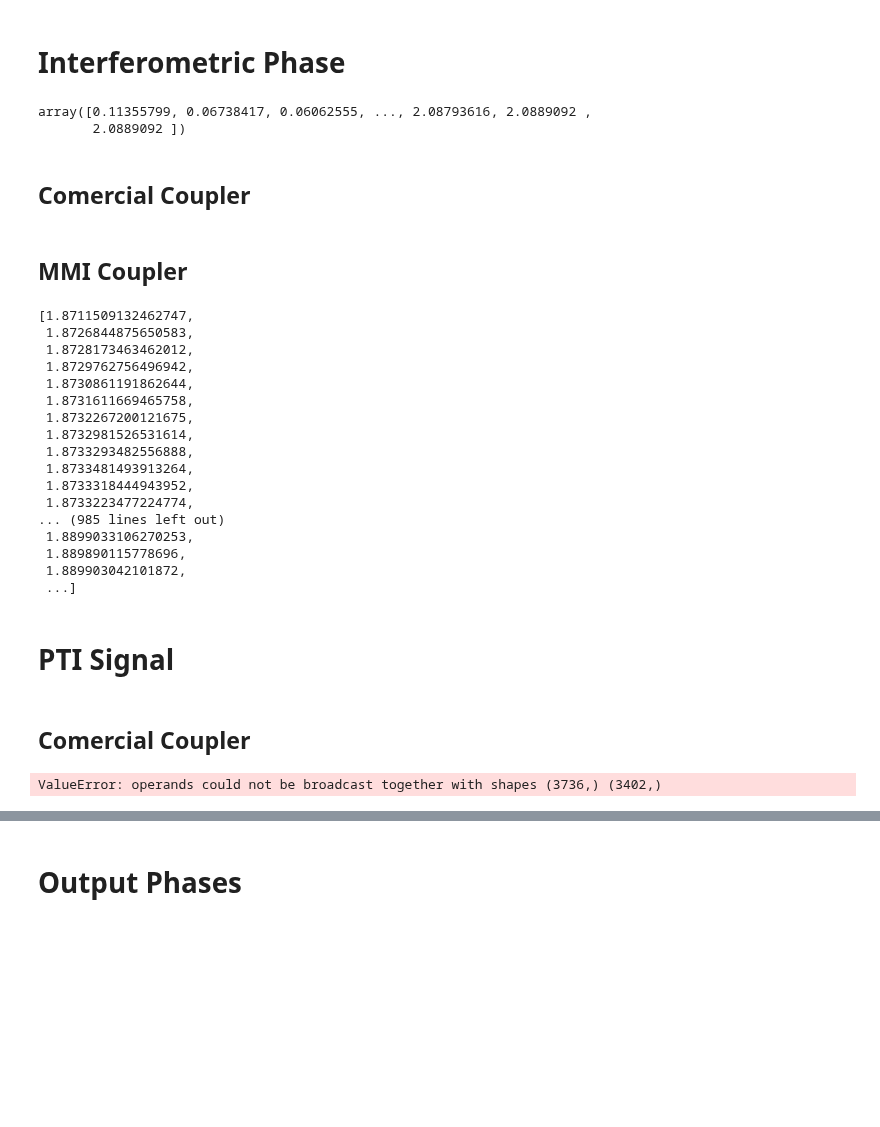
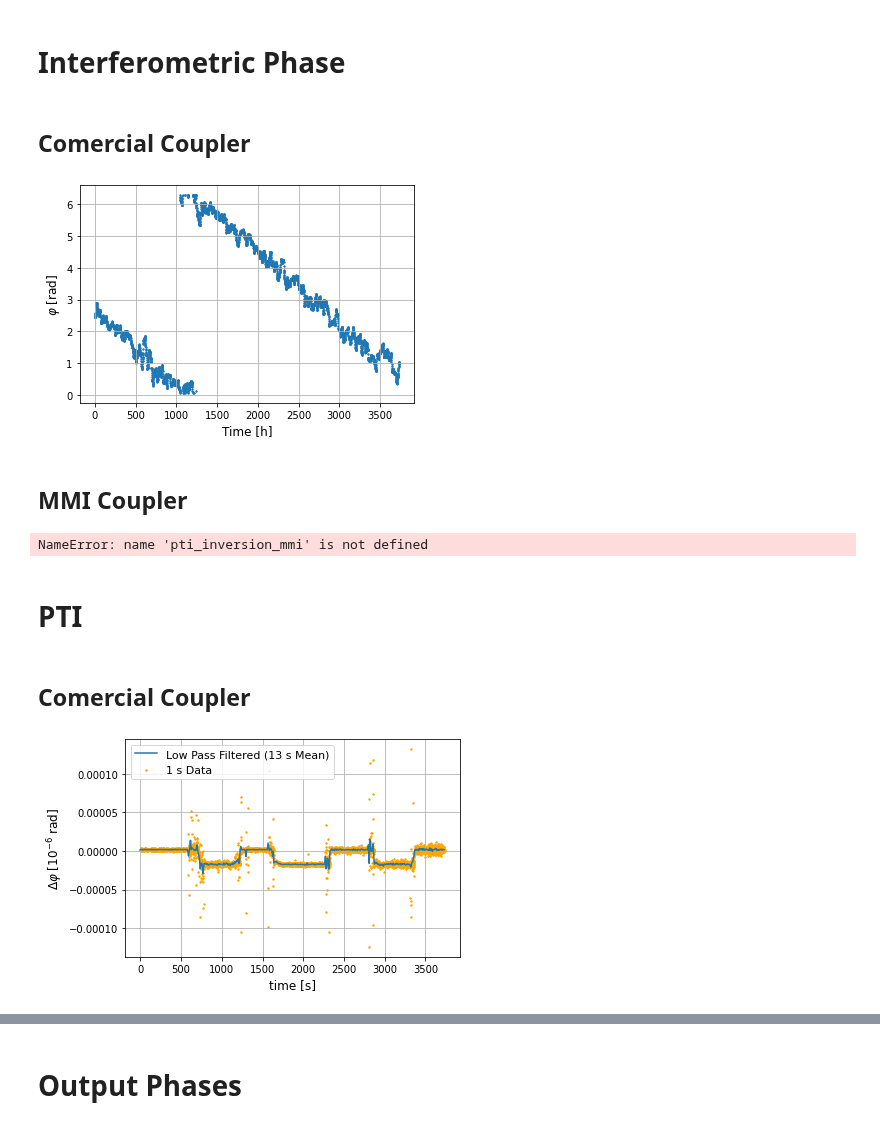
Before and after one commit to bilaljo/MiniPTI, a Jupyter notebook: notebooks/pti.ipynb, the cells around one changed output, grey strips where cells are left out. Saved outputs shown, nothing was run; the diff lists cells and outputs as text; code cells hidden in the pictures; blank space fills up the shorter version.

```diff
--- a/notebooks/pti.ipynb
+++ b/notebooks/pti.ipynb
@@ -181,7 +134,2 @@ phases = np.array(phases)
-# %%
-phases
-# %% [output]
-array([0.11355799, 0.06738417, 0.06062555, ..., 2.08793616, 2.0889092 ,
-       2.0889092 ])
 # %% [markdown]
 ## Comercial Coupler
@@ -222,9 +136,11 @@ output_phase_2_comercial_coupler = np.array(results_detector_2)
 # %%
-%matplotlib tk
-plt.scatter(range(len(phases)), phases, label="Interferometrio Phase", s=2, color="#64AA9A")
+phases_comercial = pti_inversion_comercial["Interferometric Phase"]
+plt.scatter(range(len(phases_comercial)), phases_comercial, label="Interferometrio Phase", s=2)
 plt.xlabel("Time [h]", fontsize=12)
 plt.ylabel(r"$\varphi$ [rad]", fontsize=12)
 plt.grid()
 plt.show()
+# %% [output]
+[figure, added]
 # %% [markdown]
 ## MMI Coupler
@@ -253,20 +146,0 @@ for i in range(len(data)):
-# %%
-results_detector_1
-# %% [output]
-[1.8711509132462747,
- 1.8726844875650583,
- 1.8728173463462012,
- 1.8729762756496942,
- 1.8730861191862644,
- 1.8731611669465758,
- 1.8732267200121675,
- 1.8732981526531614,
- 1.8733293482556888,
- 1.8733481493913264,
- 1.8733318444943952,
- 1.8733223477224774,
-... (985 lines left out)
- 1.8899033106270253,
- 1.889890115778696,
- 1.889903042101872,
- ...]
@@ -276,8 +147,11 @@ output_phase_2_mmi_coupler = np.array(results_detector_2)
 # %%
-plt.scatter(range(len(phases)), phases, label="Interferometrio Phase", s=2, color="#64AA9A")
+phases_mmi = pti_inversion_mmi["Interferometric Phase"]
+plt.scatter(range(len(phases_mmi)), phases_mmi, label="Interferometrio Phase", s=2)
 plt.xlabel("Time [h]", fontsize=12)
 plt.ylabel(r"$\varphi$ [rad]", fontsize=12)
 plt.grid()
 plt.show()
+# %% [output]
+NameError: name 'pti_inversion_mmi' is not defined
 # %% [markdown]
-# PTI Signal
+# PTI
@@ -298,19 +158,2 @@ def calculate_pti_signal(root_mean_square: np.array, lock_in_phase: np.array, ou
 # %% [markdown]
 ## Comercial Coupler
-# %%
-data = np.array([decimation_data_comercial["DC CH1"], decimation_data_comercial["DC CH2"], decimation_data_comercial["DC CH3"]]).T
-phase_scan = PhaseScan(data)
-phase_scan.set_max()
-phase_scan.set_min()
-phase_scan.scale_data()
-
-pti_comercial = calculate_pti_signal(root_mean_square=np.array([decimation_data_comercial[f"RMS CH{i}"] for i in range(1, 4)]),
-                            lock_in_phase=np.array([decimation_data_comercial[f"Response Phase CH{i}"] for i in range(1, 4)]),
-                            phases=phases_comercial_coupler, phase_scan=phase_scan, response_phases=np.array(response_phase_comercial),
-                            output_phases=np.array([0, 2.154, 4.223]))
-#pti_comercial = pti_comercial / np.sum(data, axis=1)
-pti_mean_comercial = np.mean(np.array(pti_comercial).reshape(-1, 8), axis=1)
-time_mean_comercial = np.arange(pti_mean_comercial.size)
-time_mean_comercial *= 8
-# %% [output]
-ValueError: operands could not be broadcast together with shapes (3736,) (3402,)
@@ -318,8 +166,9 @@ ValueError: operands could not be broadcast together with shapes (3736,) (3402,)
 plt.plot(time_mean_comercial, -pti_mean_comercial, label="Low Pass Filtered (13 s Mean)")
 plt.scatter(range(len(pti_comercial)), -pti_comercial, color="orange", s=2, label="1 s Data")
 plt.grid()
-plt.axis([0, len(pti_comercial), -40, 40])
 plt.xlabel("time [s]", fontsize=12)
 plt.ylabel(r"$\Delta\varphi$ [$10^{-6}$ rad]", fontsize=12)
 plt.legend(fontsize=11)
 plt.show()
+# %% [output]
+[figure, added]
```
Also changed, not shown: parts of 17 cells of this notebook, 4 other files.
